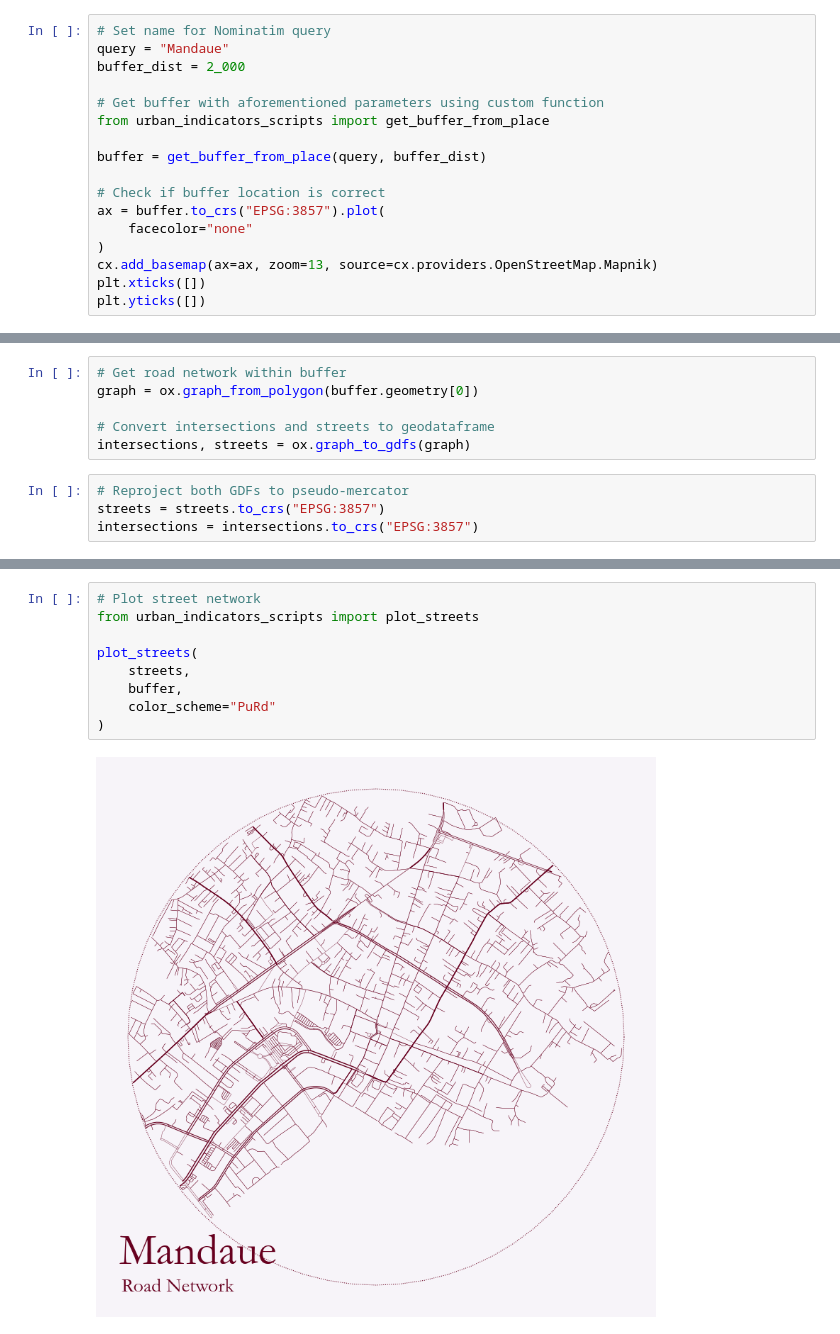
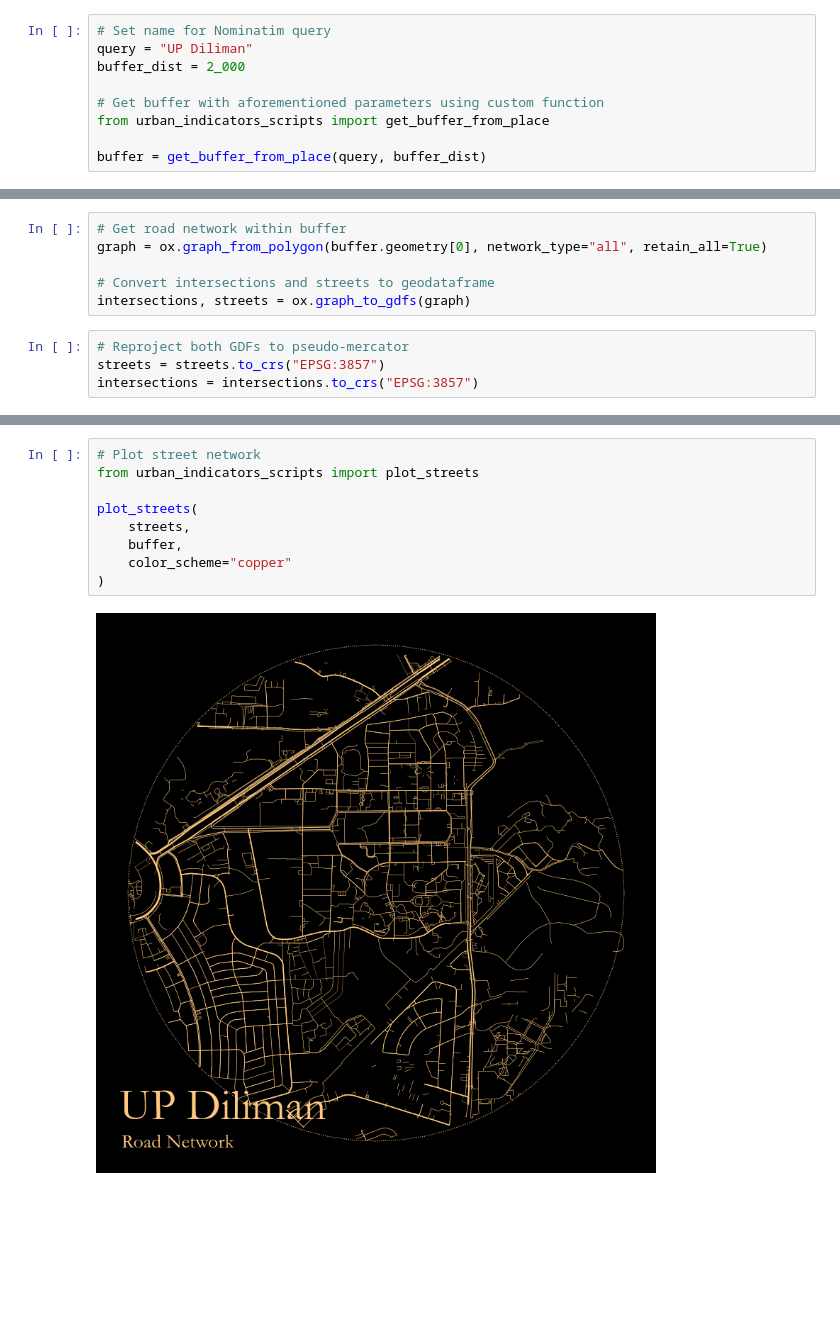
Before and after one commit to Automating-GIS-processes-II-2023/final-assignment-jeromemaiquez, a Jupyter notebook: osm_street_circle.ipynb, the cells around one changed output, grey strips where cells are left out. Cells and saved outputs as stored; diff of their text form; blank space fills up the shorter version.

```diff
--- a/osm_street_circle.ipynb
+++ b/osm_street_circle.ipynb
@@ -16,18 +25,10 @@ import matplotlib.pyplot as plt
 # ]
 # %%
 # Set name for Nominatim query
-query = "Mandaue"
+query = "UP Diliman"
 buffer_dist = 2_000
 
 # Get buffer with aforementioned parameters using custom function
 from urban_indicators_scripts import get_buffer_from_place
 
 buffer = get_buffer_from_place(query, buffer_dist)
-
-# Check if buffer location is correct
-ax = buffer.to_crs("EPSG:3857").plot(
-    facecolor="none"
-)
-cx.add_basemap(ax=ax, zoom=13, source=cx.providers.OpenStreetMap.Mapnik)
-plt.xticks([])
-plt.yticks([])
@@ -37,6 +45,6 @@ plt.yticks([])
 # %%
 # Get road network within buffer
-graph = ox.graph_from_polygon(buffer.geometry[0])
+graph = ox.graph_from_polygon(buffer.geometry[0], network_type="all", retain_all=True)
 
 # Convert intersections and streets to geodataframe
 intersections, streets = ox.graph_to_gdfs(graph)
@@ -52,11 +63,11 @@ streets = parse_street_lanes(streets)
 # %%
 # Plot street network
 from urban_indicators_scripts import plot_streets
 
 plot_streets(
     streets,
     buffer,
-    color_scheme="PuRd"
+    color_scheme="copper"
 )
 # %% [output]
-[figure, old version]
+[figure, new version]
```
Also changed, not shown: parts of 7 cells of this notebook, 1 other file.
